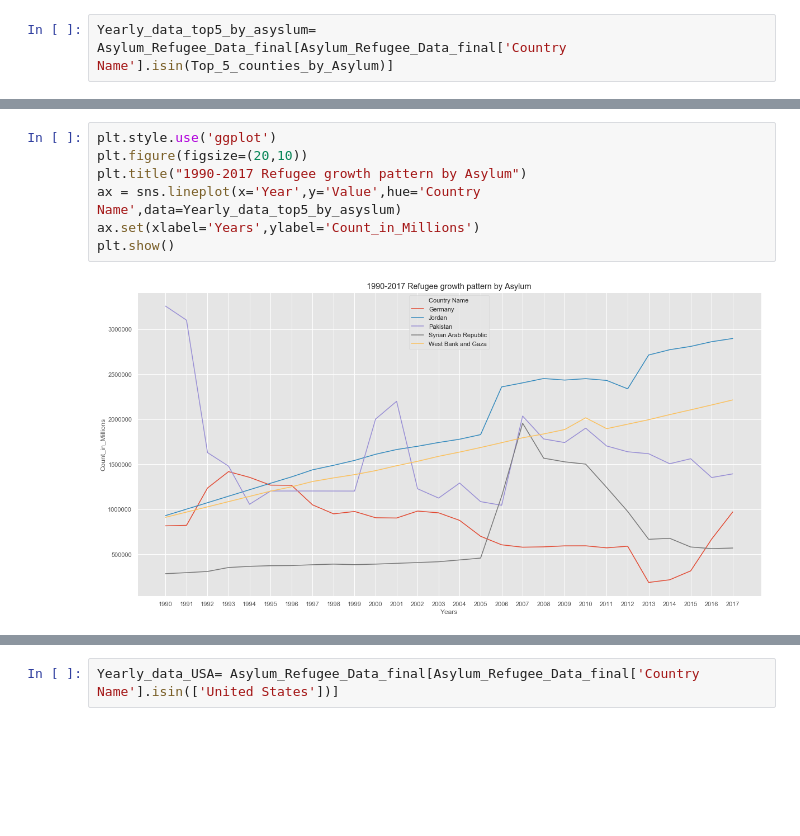
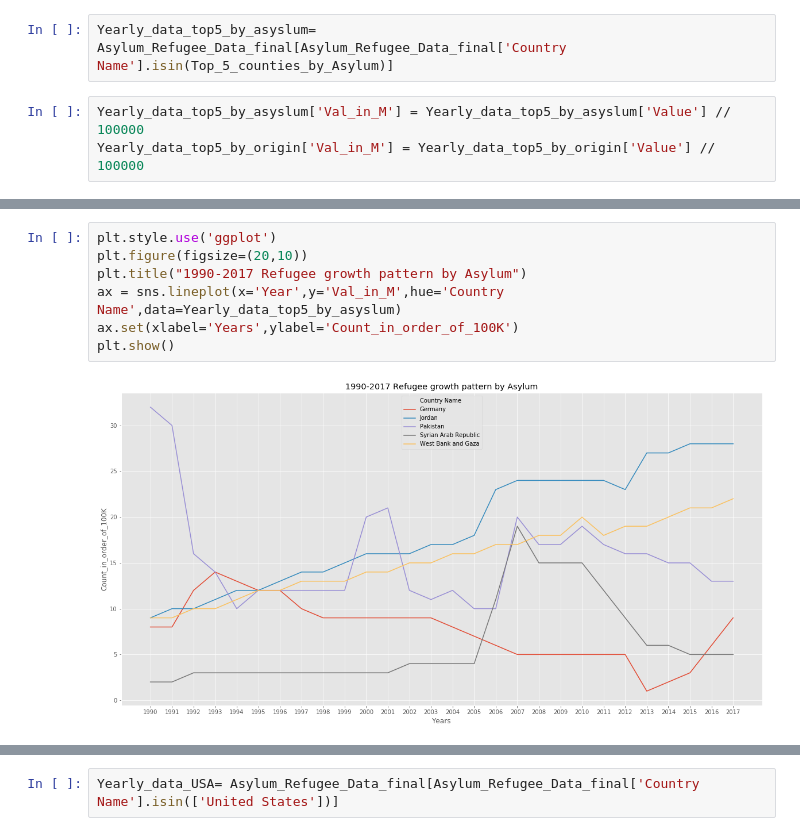
Before and after one commit to soumyadatascience/DataScience, a Jupyter notebook: Refugee Data Analysis.ipynb, the cells around one changed output, grey strips where cells are left out. Saved outputs shown, nothing was run; the diff lists cells and outputs as text; blank space fills up the shorter version.

```diff
--- a/Refugee Data Analysis.ipynb
+++ b/Refugee Data Analysis.ipynb
@@ -664,3 +668,6 @@ Top_5_counties_by_Asylum = Asylum_Refugee_Data_by_country.head(5)['Country Name'
 Yearly_data_top5_by_origin= Origin_Refugee_Data_final[Origin_Refugee_Data_final['Country Name'].isin(Top_5_counties_by_Origin)]
 # %%
 Yearly_data_top5_by_asyslum= Asylum_Refugee_Data_final[Asylum_Refugee_Data_final['Country Name'].isin(Top_5_counties_by_Asylum)]
+# %%
+Yearly_data_top5_by_asyslum['Val_in_M'] = Yearly_data_top5_by_asyslum['Value'] // 100000
+Yearly_data_top5_by_origin['Val_in_M'] = Yearly_data_top5_by_origin['Value'] // 100000
@@ -667,12 +684,12 @@ Yearly_data_top5_by_asyslum= Asylum_Refugee_Data_final[Asylum_Refugee_Data_final
 # %%
 plt.style.use('ggplot')
 plt.figure(figsize=(20,10))
 plt.title("1990-2017 Refugee growth pattern by Asylum")
-ax = sns.lineplot(x='Year',y='Value',hue='Country Name',data=Yearly_data_top5_by_asyslum)
-ax.set(xlabel='Years',ylabel='Count_in_Millions')
+ax = sns.lineplot(x='Year',y='Val_in_M',hue='Country Name',data=Yearly_data_top5_by_asyslum)
+ax.set(xlabel='Years',ylabel='Count_in_order_of_100K')
 plt.show()
 # %% [output]
-[figure, old version]
+[figure, new version]
 # %%
 plt.style.use('ggplot')
 plt.figure(figsize=(20,10))
```
Also changed, not shown: parts of 22 cells of this notebook.
